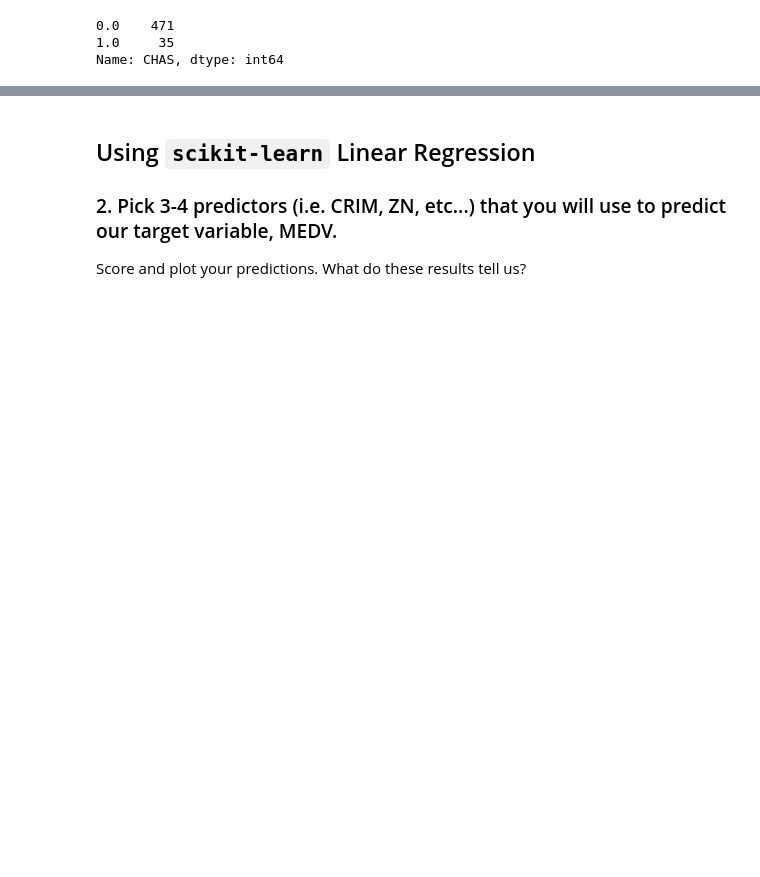
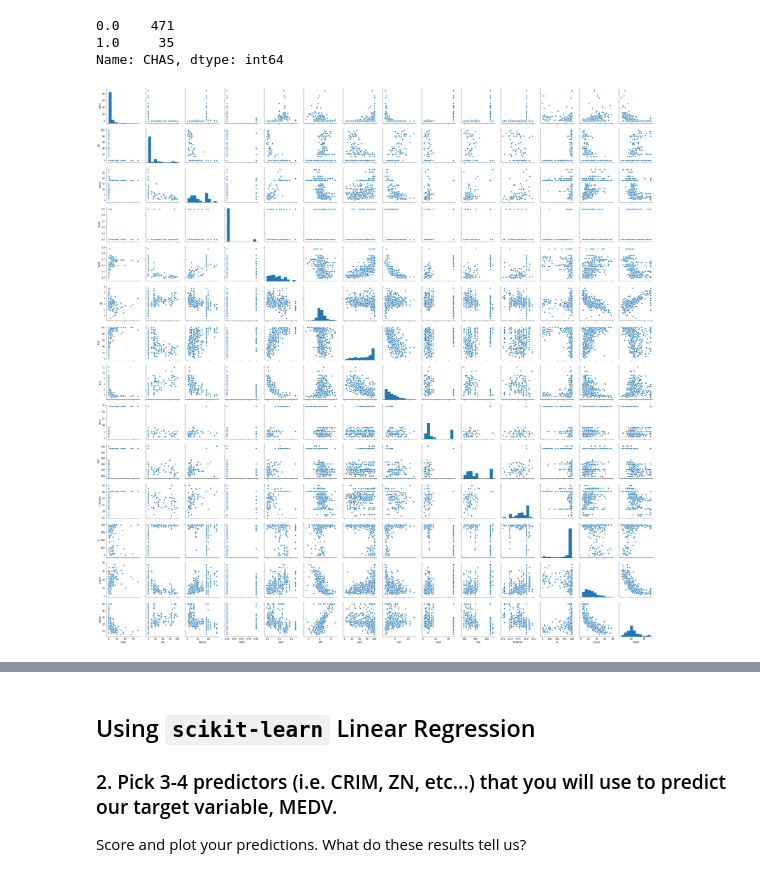
Before and after one commit to DineshPendyala/Start-ML, a Jupyter notebook: projects/03/linreg-knn-project.ipynb, the cells around one changed output, grey strips where cells are left out. Saved outputs shown, nothing was run; the diff lists cells and outputs as text; code cells hidden in the pictures; blank space fills up the shorter version.

```diff
--- a/projects/03/linreg-knn-project.ipynb
+++ b/projects/03/linreg-knn-project.ipynb
@@ -202,0 +175,5 @@ Name: CHAS, dtype: int64
+# %%
+# look a relationships between features and target
+sns.pairplot(X.merge(y, left_index=True, right_index=True));
+# %% [output]
+[figure, added]
```
Also changed, not shown: parts of 65 cells of this notebook, 3 other files.
